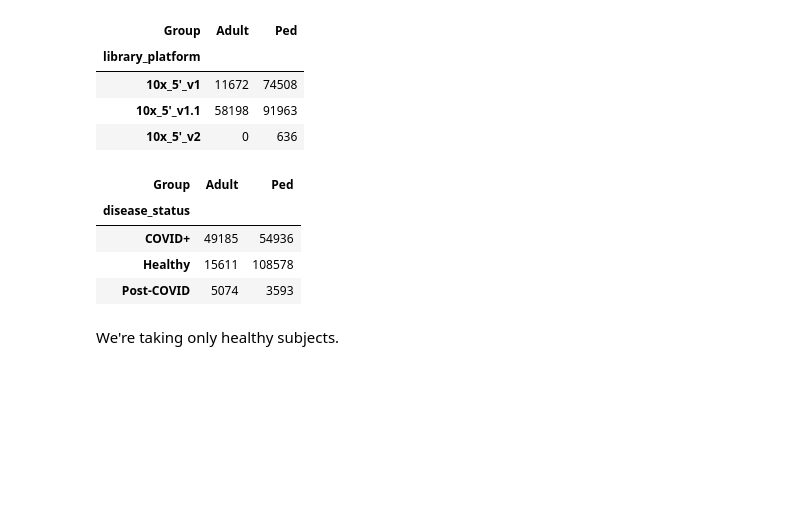
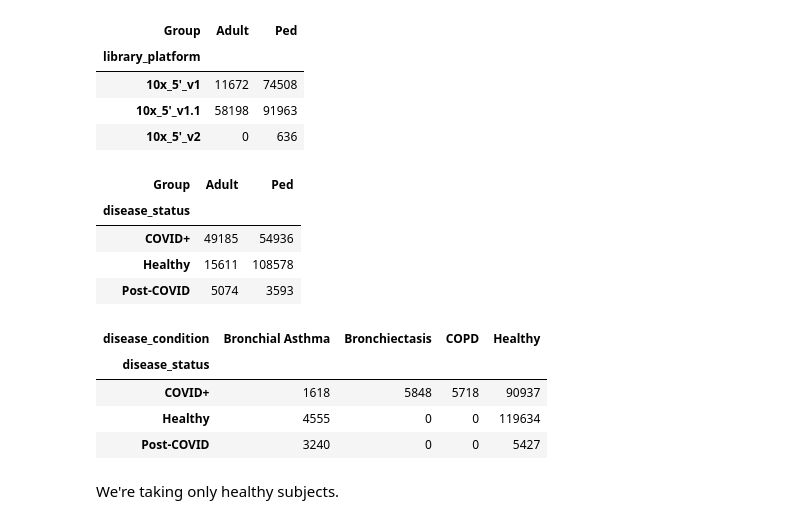
Before and after one commit to LungCellAtlas/HLCA_reproducibility, a Jupyter notebook: notebooks/3_atlas_extension/HLCA_extension_data_preprocessing/MeyerNikolic_unpubl.ipynb, the cells around one changed output. Saved outputs shown, nothing was run; the diff lists cells and outputs as text; code cells hidden in the pictures; blank space fills up the shorter version.

```diff
--- a/notebooks/3_atlas_extension/HLCA_extension_data_preprocessing/MeyerNikolic_unpubl.ipynb
+++ b/notebooks/3_atlas_extension/HLCA_extension_data_preprocessing/MeyerNikolic_unpubl.ipynb
@@ -356,6 +356,14 @@ pd.crosstab(adata.obs.disease_status, adata_obs.Group)
 | COVID+ | 49185 | 54936 |
 | Healthy | 15611 | 108578 |
 | Post-COVID | 5074 | 3593 |
+# %%
+pd.crosstab(adata.obs.disease_status, adata.obs.disease_condition)
+# %% [output]
+| disease_condition | Bronchial Asthma | Bronchiectasis | COPD | Healthy |
+| disease_status |  |  |  |  |
+| COVID+ | 1618 | 5848 | 5718 | 90937 |
+| Healthy | 4555 | 0 | 0 | 119634 |
+| Post-COVID | 3240 | 0 | 0 | 5427 |
 # %% [markdown]
 We're taking only healthy subjects.
 # %%
```
Also changed, not shown: parts of 7 cells of this notebook, 5 other files.
